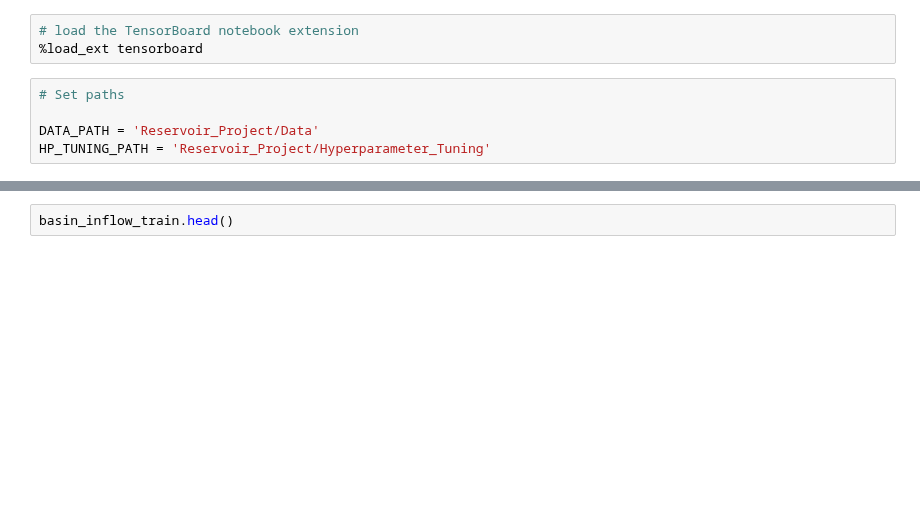
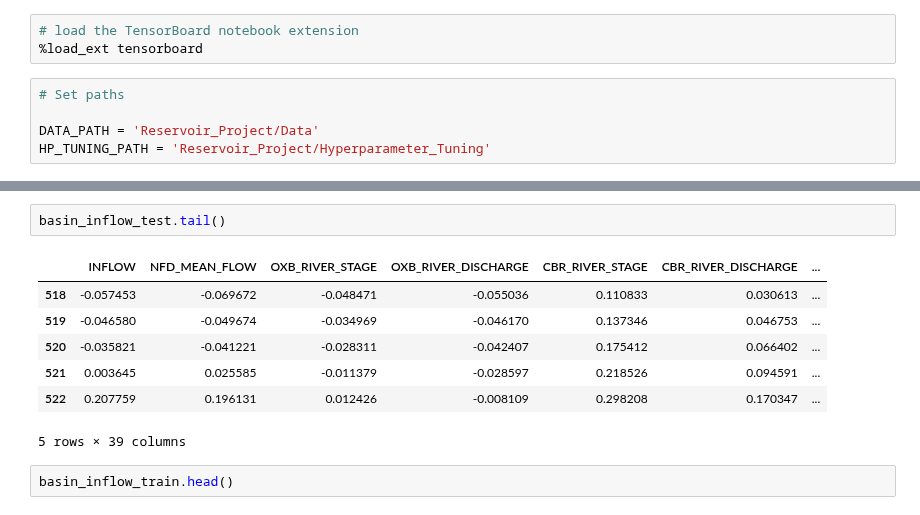
Before and after one commit to lauren-alexandra/basin-inflow-dnn, a Jupyter notebook: modeling.ipynb, the cells around one changed output, grey strips where cells are left out. Saved outputs shown, nothing was run; the diff lists cells and outputs as text; blank space fills up the shorter version.

```diff
--- a/modeling.ipynb
+++ b/modeling.ipynb
@@ -65,3 +65,13 @@ basin_inflow_test.reset_index(drop=True, inplace=True)
+# %%
+basin_inflow_test.tail()
+# %% [output]
+|  | INFLOW | NFD_MEAN_FLOW | OXB_RIVER_STAGE | OXB_RIVER_DISCHARGE | CBR_RIVER_STAGE | CBR_RIVER_DISCHARGE | ... |
+| 518 | -0.057453 | -0.069672 | -0.048471 | -0.055036 | 0.110833 | 0.030613 | ... |
+| 519 | -0.046580 | -0.049674 | -0.034969 | -0.046170 | 0.137346 | 0.046753 | ... |
+| 520 | -0.035821 | -0.041221 | -0.028311 | -0.042407 | 0.175412 | 0.066402 | ... |
+| 521 | 0.003645 | 0.025585 | -0.011379 | -0.028597 | 0.218526 | 0.094591 | ... |
+| 522 | 0.207759 | 0.196131 | 0.012426 | -0.008109 | 0.298208 | 0.170347 | ... |
+5 rows × 39 columns
 # %%
 basin_inflow_train.head()
 # %% [output]
```
Also changed, not shown: parts of 42 cells of this notebook.
